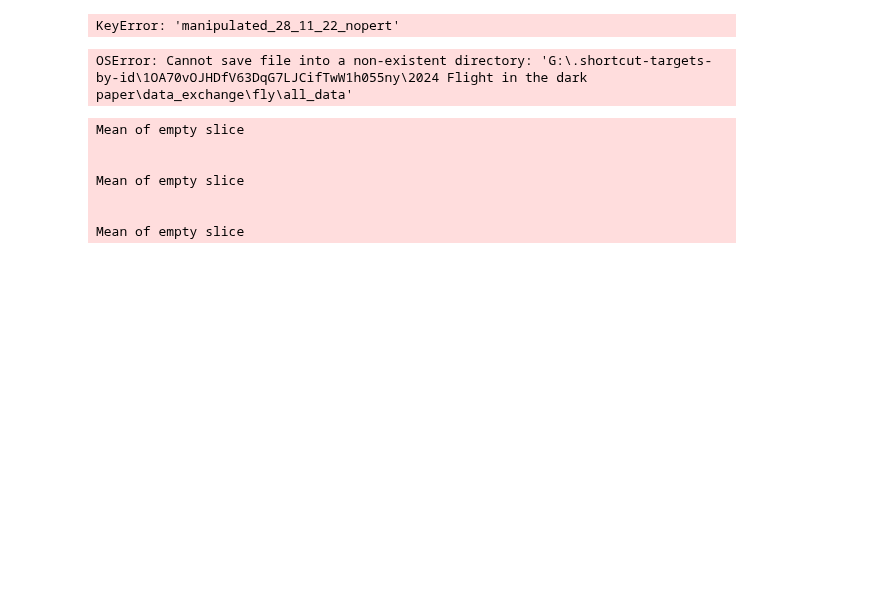
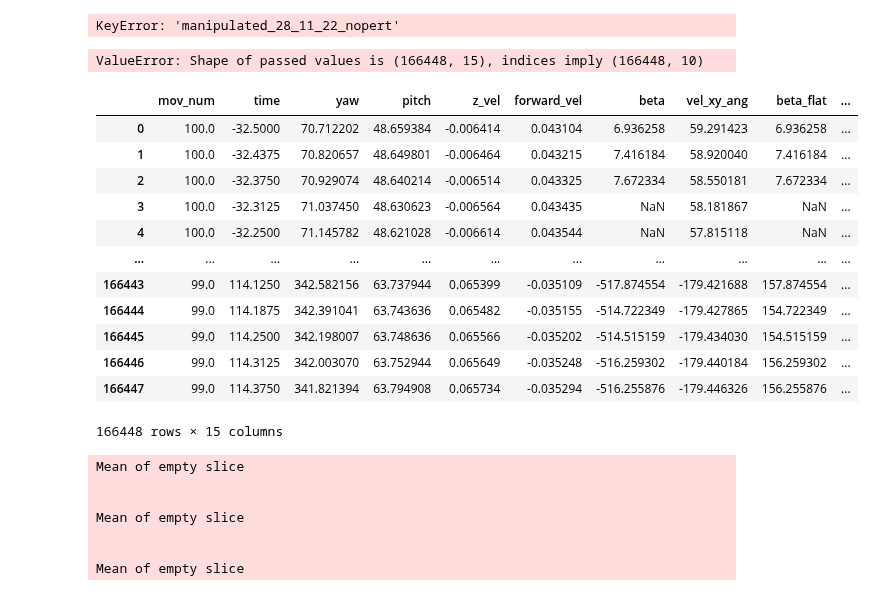
Before and after one commit to shuiit/experiment-analysis, a Jupyter notebook: data_analysis/article_plots_git.ipynb, the cells around one changed output. Drawn from its saved outputs; the diff is of its cells as text; code cells hidden in the pictures; blank space fills up the shorter version.

```diff
--- a/data_analysis/article_plots_git.ipynb
+++ b/data_analysis/article_plots_git.ipynb
@@ -13,7 +13,7 @@ import matplotlib.cm as colormap
 %matplotlib qt
 
 
-loadir = 'H:/My Drive/dark 2022/csv_dark' # dir to save the data frame in # H:\My Drive\Ronis Exp\sagiv\data_analysis
+loadir = 'J:/My Drive/dark 2022/csv_dark' # dir to save the data frame in # H:\My Drive\Ronis Exp\sagiv\data_analysis
 # loadir = 'C:/Users/Roni/Documents'
 
 
@@ -23,7 +23,7 @@ exp_name =['manipulated_2023_08_10_100ms','manipulated_2024_11_12_darkan','manip
 
 # exp_name =['manipulated_2023_08_09_60ms','manipulated_2022_02_03_dark']
 exp_name =['manipulated_2023_08_09_60ms']#'manipulated_2024_11_12_darkan'
-exp_name =['manipulated_2023_08_07_5ms','manipulated_2023_08_07_10ms','manipulated_2022_03_10_20ms','manipulated_2023_08_06_40ms','manipulated_2023_08_09_60ms','manipulated_2023_08_09_80ms','manipulated_2023_08_10_100ms','manipulated_2022_02_03_dark']
+exp_name =['manipulated_2023_08_07_5ms','manipulated_2023_08_07_10ms','manipulated_2022_03_10_20ms','manipulated_2023_08_06_40ms','manipulated_2023_08_09_60ms','manipulated_2023_08_09_80ms','manipulated_2023_08_10_100ms','manipulated_2022_02_03_dark','manipulated_2024_11_12_darkan']
 # exp_name = ['manipulated_2024_11_12_darkan','manipulated_2023_08_10_100ms','manipulated_2022_02_03_dark']
 # ['manipulated_2023_08_07_10ms',
 #             'manipulated_2023_08_06_40ms',
@@ -48,6 +48,7 @@ mov_5_delete = ['mov44']
 color_map = colormap.datad["tab10"]['listed']
 
 experiments = {exp:Experiment(loadir,exp,movie_length = 60) for exp in exp_name} # load experiments
+experiments = {exp:Experiment(loadir,exp,movie_length = 100) for exp in exp_name} # load experiments
 # %%
 # calculations - projections, frequency, angles
 
@@ -277,3 +327,9 @@ Mean of empty slice
 
 
 Mean of empty slice
+# %%
+all_freq = []
+for idx,exp_name in enumerate(experiments_for_csv.keys()):
+    exp_name = exp_name.split('_')[-1]
+    exp_freq = np.vstack([data[idx]['freq_phi_rw_min_idx'][data[idx]['t0']== t] for t  in  t_vec]).T
+    all_freq.append(np.nanmean(exp_freq,axis = 0))
@@ -279,0 +358,14 @@ Mean of empty slice
+# %%
+# frequency ##########################################################
+
+exp = experiments['manipulated_2024_11_12_darkan']
+t_vec = np.linspace(0.79, 207.5, num=10)
+header = [f'{int(t)} [ms]' for t in t_vec]
+delta_t = 73*5/16000*1000
+prop = 'freq_phi_rw_min_idx'
+data = exp.mean_prop_time_vector_movies(prop,delta_t,t_vec, mov = False,get_delta = 0)
+
+for idx,exp_name in enumerate(experiments_for_csv.keys()):
+    exp_name = exp_name.split('_')[-1]
+    exp_freq = np.vstack([data['freq_phi_rw_min_idx'][data['t0']== t] for t  in  t_vec]).T
+exp_freq
@@ -656,7 +789,7 @@ KeyError: 'manipulated_28_11_22_nopert'
 # %%
 # all data for violin plots
 import pandas as pd
-path = 'G:/.shortcut-targets-by-id/1OA70vOJHDfV63DqG7LJCifTwW1h055ny/2024 Flight in the dark paper/data_exchange/fly/all_data/'
+path = 'I:/.shortcut-targets-by-id/1OA70vOJHDfV63DqG7LJCifTwW1h055ny/2024 Flight in the dark paper/data_exchange/fly/all_data/'
 
 props_1d = ['time','yaw_body','pitch_body','CM_real_z_body_dot_smth','CM_dot_x_projected','slip_angle_beta','delta_ang_proj_v','slip_angle_beta_no_uw','delta_ang_proj_v_uw','cone_angle','CM_dot_dot_x_projected','p','q','r']
 header =['mov_num','time','yaw','pitch','z_vel','forward_vel','beta','vel_xy_ang','beta_flat','vel_xy_ang_flat','cone_angle','acc_xy','p','q','r']
@@ -679,8 +812,37 @@ for exp in experiments.values():
         movs.append(np.hstack((props[0]*0+int(mov_name.split('mov')[-1]),np.hstack(props))))
 
     pd.DataFrame(np.vstack(movs), columns = header).to_csv(f'{path}{exp_name}_all_data.csv',index=False)
-# %% [output]
-OSError: Cannot save file into a non-existent directory: 'G:\.shortcut-targets-by-id\1OA70vOJHDfV63DqG7LJCifTwW1h055ny\2024 Flight in the dark paper\data_exchange\fly\all_data'
+# %%
+exp = experiments['manipulated_2024_11_12_darkan']
+exp_name = exp.experiment_name.split('_')[-1]
+movs = []
+if 'dark' in exp_name:
+    exp_name = 'step'
+
+for idx,mov_name in enumerate(exp.mov_names):
+    mov = exp.get_mov(mov_name)
+    props = [mov.get_prop(prop,'body') for prop in props_1d ]
+    movs.append(np.hstack((props[0]*0+int(mov_name.split('mov')[-1]),np.hstack(props))))
+
+pd.DataFrame(np.vstack(movs), columns = header).to_csv(f'{path}{exp_name}_all_data.csv',index=False)
+# %% [output]
+ValueError: Shape of passed values is (166448, 15), indices imply (166448, 10)
+# %%
+pd.DataFrame(np.vstack(movs), columns = header)
+# %% [output]
+|  | mov_num | time | yaw | pitch | z_vel | forward_vel | beta | vel_xy_ang | beta_flat | ... |
+| 0 | 100.0 | -32.5000 | 70.712202 | 48.659384 | -0.006414 | 0.043104 | 6.936258 | 59.291423 | 6.936258 | ... |
+| 1 | 100.0 | -32.4375 | 70.820657 | 48.649801 | -0.006464 | 0.043215 | 7.416184 | 58.920040 | 7.416184 | ... |
+| 2 | 100.0 | -32.3750 | 70.929074 | 48.640214 | -0.006514 | 0.043325 | 7.672334 | 58.550181 | 7.672334 | ... |
+| 3 | 100.0 | -32.3125 | 71.037450 | 48.630623 | -0.006564 | 0.043435 | NaN | 58.181867 | NaN | ... |
+| 4 | 100.0 | -32.2500 | 71.145782 | 48.621028 | -0.006614 | 0.043544 | NaN | 57.815118 | NaN | ... |
+| ... | ... | ... | ... | ... | ... | ... | ... | ... | ... | ... |
+| 166443 | 99.0 | 114.1250 | 342.582156 | 63.737944 | 0.065399 | -0.035109 | -517.874554 | -179.421688 | 157.874554 | ... |
+| 166444 | 99.0 | 114.1875 | 342.391041 | 63.743636 | 0.065482 | -0.035155 | -514.722349 | -179.427865 | 154.722349 | ... |
+| 166445 | 99.0 | 114.2500 | 342.198007 | 63.748636 | 0.065566 | -0.035202 | -514.515159 | -179.434030 | 154.515159 | ... |
+| 166446 | 99.0 | 114.3125 | 342.003070 | 63.752944 | 0.065649 | -0.035248 | -516.259302 | -179.440184 | 156.259302 | ... |
+| 166447 | 99.0 | 114.3750 | 341.821394 | 63.794908 | 0.065734 | -0.035294 | -516.255876 | -179.446326 | 156.255876 | ... |
+166448 rows × 15 columns
 # %%
 pd.DataFrame(np.vstack(movs), columns = header).to_csv(f'{path}{exp_name}_all_data.csv',index=False)
 # %%
```
Also changed, not shown: parts of 19 cells of this notebook, 4 other files.
